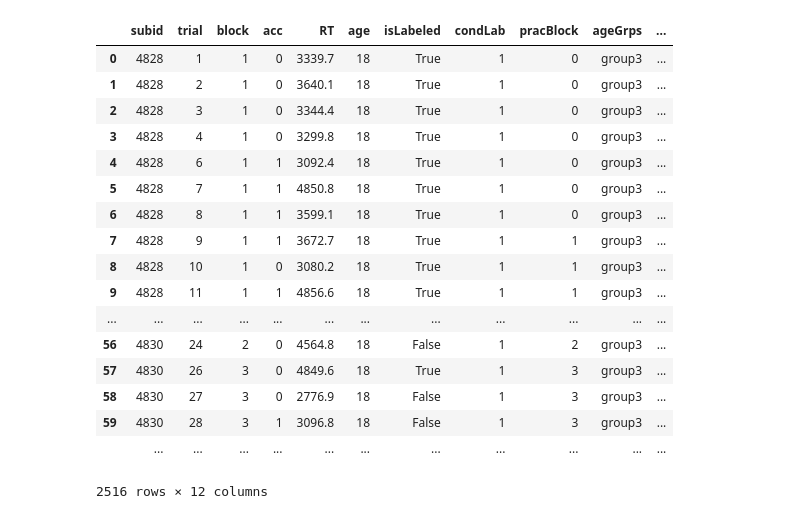
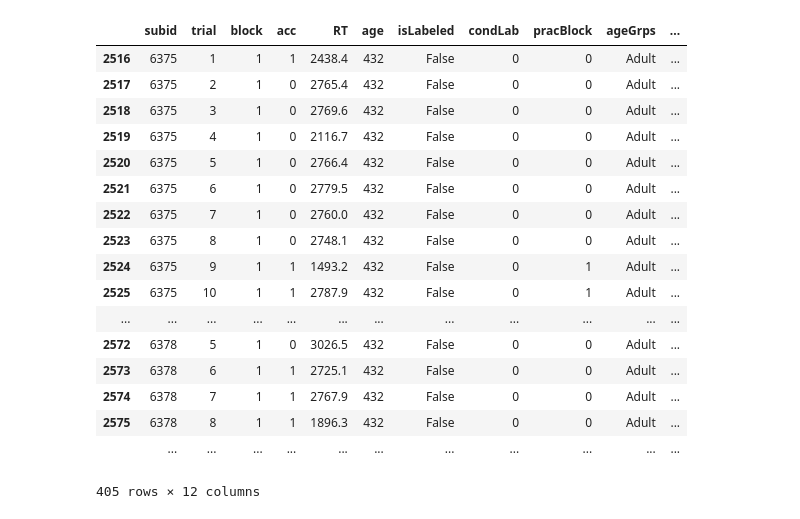
Before and after one commit to sriveravi/KARS, a Jupyter notebook: kars2.ipynb, the cells around one changed output. Saved outputs shown, nothing was run; the diff lists cells and outputs as text; code cells hidden in the pictures.

```diff
--- a/kars2.ipynb
+++ b/kars2.ipynb
@@ -15,7 +15,9 @@ def getAgeGrp( age ):
         return 'group1'
     elif age < 18 and age >= 12:
         return 'group2'
+    elif age < 30 and age >= 18 :
+        return 'group3'
     else:
-        return 'group3'
+        return 'Adult'
 # %% [output]
 Populating the interactive namespace from numpy and matplotlib
@@ -54,6 +58,22 @@ df[ 'pracBlock'] = df[ 'block']
 df.pracBlock.loc[ df.trial < 9] = 0
 # concatenate
 df = pd.concat( [dfLab, df], ignore_index=True)
+dfLab =df
+
+# load up ADULT besline condition
+file = '../accByKeith_AdultBL.txt'
+df =  pd.read_csv( file,sep=',',names=['subid', 'trial', 'block', 'acc', 'RT', 'age']).dropna()
+# define which columns labeled
+df['isLabeled'] = False #df.trial.apply(lambda(x):labInd[x-1] )
+df['condLab'] = 0
+df[ 'pracBlock'] = df[ 'block']
+df.pracBlock.loc[ df.trial < 9] = 0
+df['age'] = 24*18
+# concatenate
+df = pd.concat( [dfLab, df], ignore_index=True)
+
+
+
 
 # clear unecessary data
 del dfLab
@@ -216,26 +239,26 @@ means good, bad, all: 0.831502525253 0.775694444444 0.800603070175
 # %%
 # now get accuracy for a sliding window
 # df.condLab.value_counts()
-df
+df[df.ageGrps == 'Adult']
 # %% [output]
 |  | subid | trial | block | acc | RT | age | isLabeled | condLab | pracBlock | ageGrps | ... |
-| 0 | 4828 | 1 | 1 | 0 | 3339.7 | 18 | True | 1 | 0 | group3 | ... |
-| 1 | 4828 | 2 | 1 | 0 | 3640.1 | 18 | True | 1 | 0 | group3 | ... |
-| 2 | 4828 | 3 | 1 | 0 | 3344.4 | 18 | True | 1 | 0 | group3 | ... |
-| 3 | 4828 | 4 | 1 | 0 | 3299.8 | 18 | True | 1 | 0 | group3 | ... |
-| 4 | 4828 | 6 | 1 | 1 | 3092.4 | 18 | True | 1 | 0 | group3 | ... |
-| 5 | 4828 | 7 | 1 | 1 | 4850.8 | 18 | True | 1 | 0 | group3 | ... |
-| 6 | 4828 | 8 | 1 | 1 | 3599.1 | 18 | True | 1 | 0 | group3 | ... |
-| 7 | 4828 | 9 | 1 | 1 | 3672.7 | 18 | True | 1 | 1 | group3 | ... |
-| 8 | 4828 | 10 | 1 | 0 | 3080.2 | 18 | True | 1 | 1 | group3 | ... |
-| 9 | 4828 | 11 | 1 | 1 | 4856.6 | 18 | True | 1 | 1 | group3 | ... |
+| 2516 | 6375 | 1 | 1 | 1 | 2438.4 | 432 | False | 0 | 0 | Adult | ... |
+| 2517 | 6375 | 2 | 1 | 0 | 2765.4 | 432 | False | 0 | 0 | Adult | ... |
+| 2518 | 6375 | 3 | 1 | 0 | 2769.6 | 432 | False | 0 | 0 | Adult | ... |
+| 2519 | 6375 | 4 | 1 | 0 | 2116.7 | 432 | False | 0 | 0 | Adult | ... |
+| 2520 | 6375 | 5 | 1 | 0 | 2766.4 | 432 | False | 0 | 0 | Adult | ... |
+| 2521 | 6375 | 6 | 1 | 0 | 2779.5 | 432 | False | 0 | 0 | Adult | ... |
+| 2522 | 6375 | 7 | 1 | 0 | 2760.0 | 432 | False | 0 | 0 | Adult | ... |
+| 2523 | 6375 | 8 | 1 | 0 | 2748.1 | 432 | False | 0 | 0 | Adult | ... |
+| 2524 | 6375 | 9 | 1 | 1 | 1493.2 | 432 | False | 0 | 1 | Adult | ... |
+| 2525 | 6375 | 10 | 1 | 1 | 2787.9 | 432 | False | 0 | 1 | Adult | ... |
 | ... | ... | ... | ... | ... | ... | ... | ... | ... | ... | ... | ... |
-| 56 | 4830 | 24 | 2 | 0 | 4564.8 | 18 | False | 1 | 2 | group3 | ... |
-| 57 | 4830 | 26 | 3 | 0 | 4849.6 | 18 | True | 1 | 3 | group3 | ... |
-| 58 | 4830 | 27 | 3 | 0 | 2776.9 | 18 | False | 1 | 3 | group3 | ... |
-| 59 | 4830 | 28 | 3 | 1 | 3096.8 | 18 | False | 1 | 3 | group3 | ... |
+| 2572 | 6378 | 5 | 1 | 0 | 3026.5 | 432 | False | 0 | 0 | Adult | ... |
+| 2573 | 6378 | 6 | 1 | 1 | 2725.1 | 432 | False | 0 | 0 | Adult | ... |
+| 2574 | 6378 | 7 | 1 | 1 | 2767.9 | 432 | False | 0 | 0 | Adult | ... |
+| 2575 | 6378 | 8 | 1 | 1 | 1896.3 | 432 | False | 0 | 0 | Adult | ... |
 |  | ... | ... | ... | ... | ... | ... | ... | ... | ... | ... | ... |
-2516 rows × 12 columns
+405 rows × 12 columns
 # %%
 def slideAcc( acc, window=6 ):
     # return a sliding window average of accuracy
```
Also changed, not shown: parts of 6 cells of this notebook.
